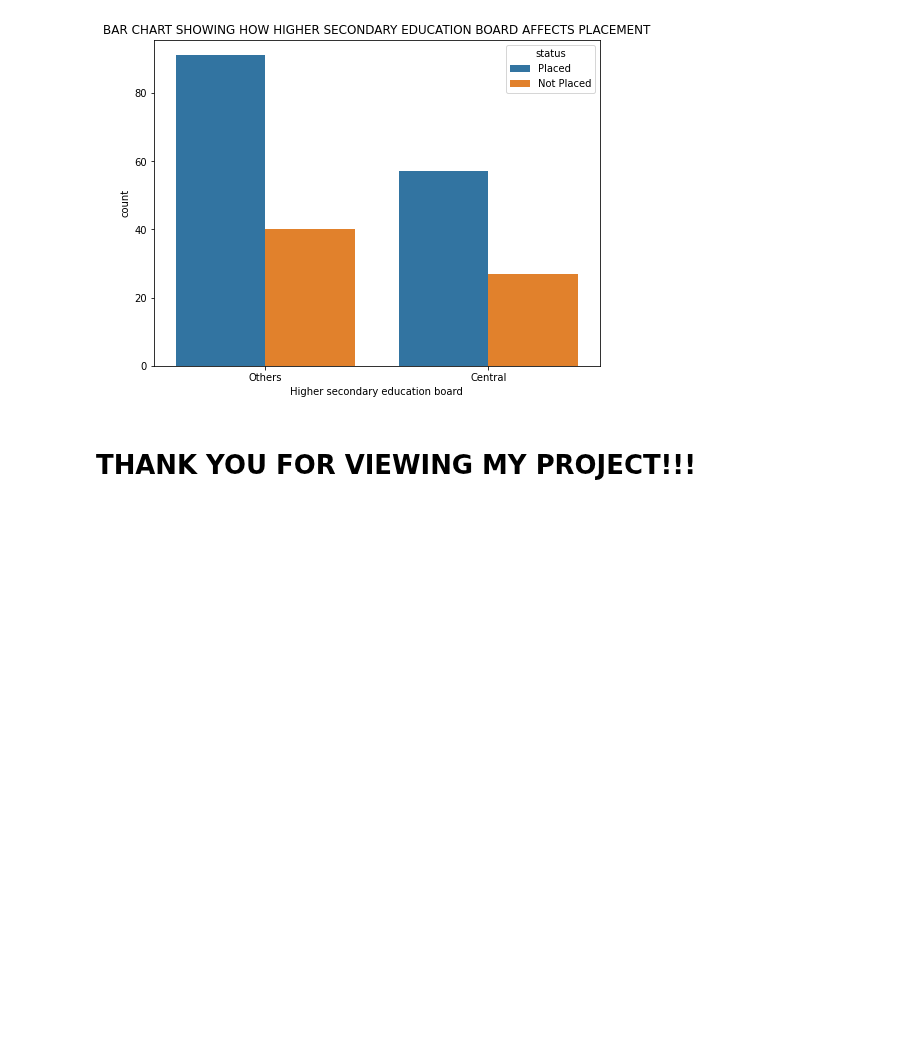
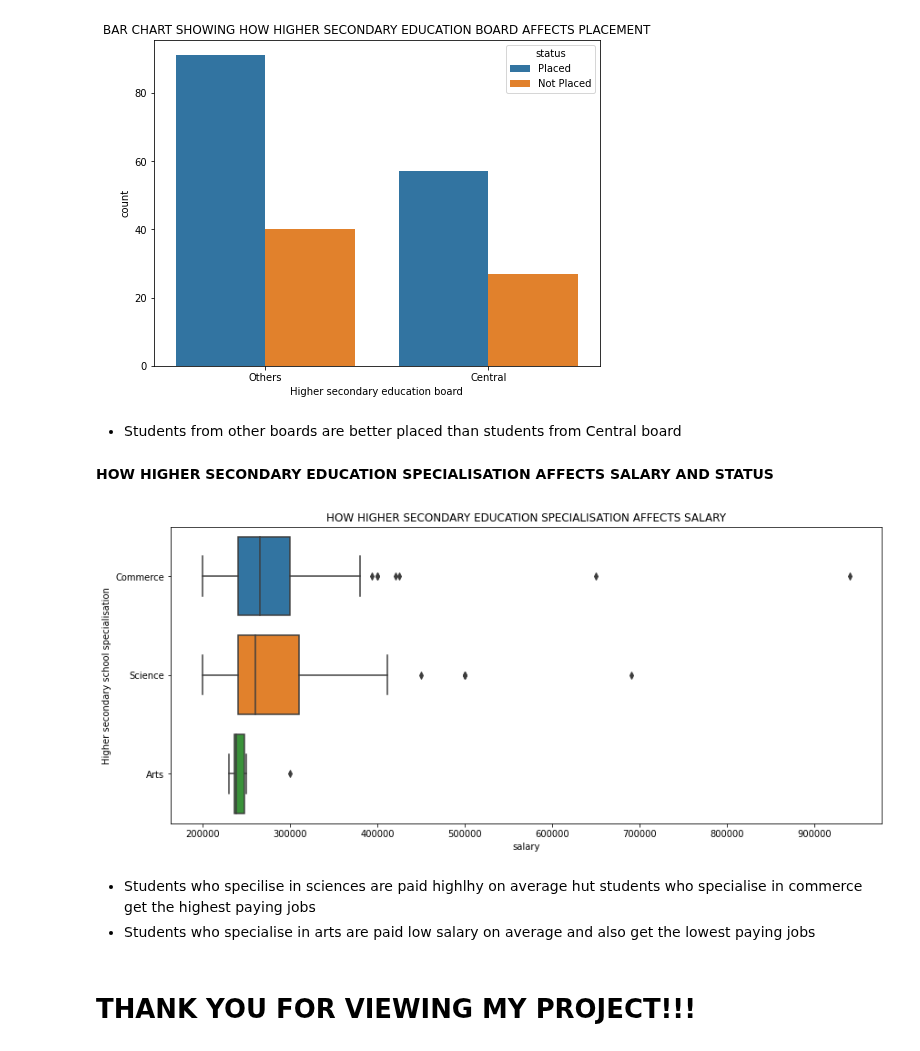
Before and after one commit to devchoplife/Campus-placement, a Jupyter notebook: school_placement.ipynb, the cells around one changed output. Drawn from its saved outputs; the diff is of its cells as text; code cells hidden in the pictures; blank space fills up the shorter version.

```diff
--- a/school_placement.ipynb
+++ b/school_placement.ipynb
@@ -325,5 +325,20 @@ plt.title("BAR CHART SHOWING HOW HIGHER SECONDARY EDUCATION BOARD AFFECTS PLACEM
 plt.show()
 # %% [output]
 [figure]
+# %% [markdown]
+* Students from other boards are better placed than students from Central board
+# %% [markdown]
+**HOW HIGHER SECONDARY EDUCATION SPECIALISATION AFFECTS SALARY AND STATUS**
+# %%
+plt.figure(figsize = (14, 6))
+sns.boxplot('salary', 'hsc_s', data = pment)
+plt.title("HOW HIGHER SECONDARY EDUCATION SPECIALISATION AFFECTS SALARY")
+plt.ylabel("Higher secondary school specialisation")
+plt.show()
+# %% [output]
+[figure, added]
+# %% [markdown]
+* Students who specilise in sciences are paid highlhy on average hut students who specialise in commerce get the highest paying jobs
+* Students who specialise in arts are paid low salary on average and also get the lowest paying jobs
 # %% [markdown]
 # **THANK YOU FOR VIEWING MY PROJECT!!!**
```
